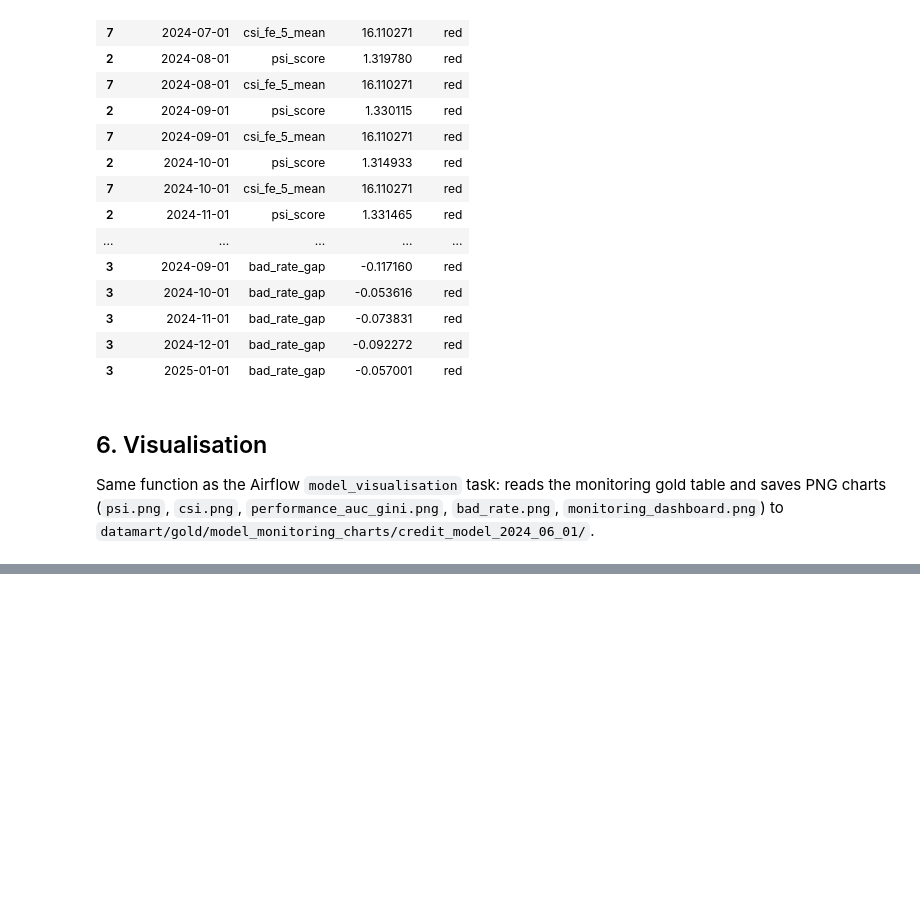
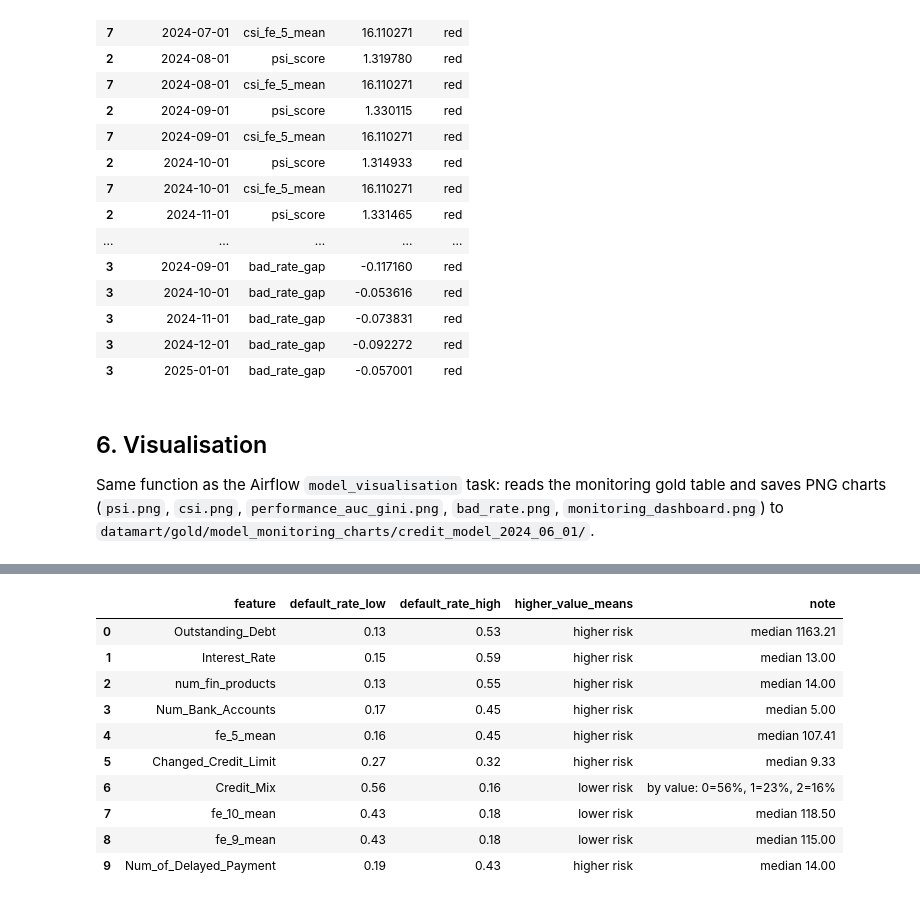
Before and after one commit to haunk/MITB_MLE_2026, a Jupyter notebook: assignment_2/ml_pipeline_dev.ipynb, the cells around one changed output, grey strips where cells are left out. Saved outputs shown, nothing was run; the diff lists cells and outputs as text; code cells hidden in the pictures; blank space fills up the shorter version.

```diff
--- a/assignment_2/ml_pipeline_dev.ipynb
+++ b/assignment_2/ml_pipeline_dev.ipynb
@@ -281,0 +391,35 @@ display(Image(filename="datamart/gold/model_monitoring_charts/credit_model_2024_
+# %%
+# direction of effect: default rate in the lowest vs highest quartile (2023 applications = training period)
+features = pd.concat([pd.read_parquet(f) for f in glob.glob("datamart/gold/feature_store/*.parquet")])
+labels = pd.concat([pd.read_parquet(f) for f in glob.glob("datamart/gold/label_store/*.parquet")])
+data = features.merge(labels[["loan_id", "label"]], on="loan_id")
+data = data[pd.to_datetime(data["snapshot_date"]) <= "2023-12-01"]
+
+rows = []
+for f in top10.index:
+    x = data[[f, "label"]].dropna()
+    if x[f].nunique() <= 4:  # categorical / ordinal (e.g. Credit_Mix 0 = Bad, 1 = Standard, 2 = Good)
+        by_value = x.groupby(f)["label"].mean()
+        low, high = by_value.iloc[0], by_value.iloc[-1]
+        note = "by value: " + ", ".join(f"{k:g}={v:.0%}" for k, v in by_value.items())
+    else:
+        quartile = pd.qcut(x[f], 4, labels=False, duplicates="drop")
+        by_q = x.groupby(quartile)["label"].mean()
+        low, high = by_q.iloc[0], by_q.iloc[-1]
+        note = f"median {x[f].median():.2f}"
+    rows.append({"feature": f, "default_rate_low": round(low, 2), "default_rate_high": round(high, 2),
+                 "higher_value_means": "higher risk" if high > low else "lower risk", "note": note})
+
+pd.DataFrame(rows)
+# %% [output]
+|  | feature | default_rate_low | default_rate_high | higher_value_means | note |
+| 0 | Outstanding_Debt | 0.13 | 0.53 | higher risk | median 1163.21 |
+| 1 | Interest_Rate | 0.15 | 0.59 | higher risk | median 13.00 |
+| 2 | num_fin_products | 0.13 | 0.55 | higher risk | median 14.00 |
+| 3 | Num_Bank_Accounts | 0.17 | 0.45 | higher risk | median 5.00 |
+| 4 | fe_5_mean | 0.16 | 0.45 | higher risk | median 107.41 |
+| 5 | Changed_Credit_Limit | 0.27 | 0.32 | higher risk | median 9.33 |
+| 6 | Credit_Mix | 0.56 | 0.16 | lower risk | by value: 0=56%, 1=23%, 2=16% |
+| 7 | fe_10_mean | 0.43 | 0.18 | lower risk | median 118.50 |
+| 8 | fe_9_mean | 0.43 | 0.18 | lower risk | median 115.00 |
+| 9 | Num_of_Delayed_Payment | 0.19 | 0.43 | higher risk | median 14.00 |
```
Also changed, not shown: parts of 4 cells of this notebook, 2 other files.
